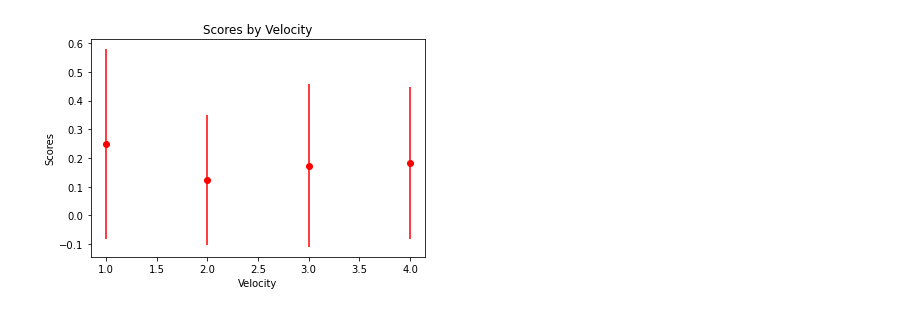
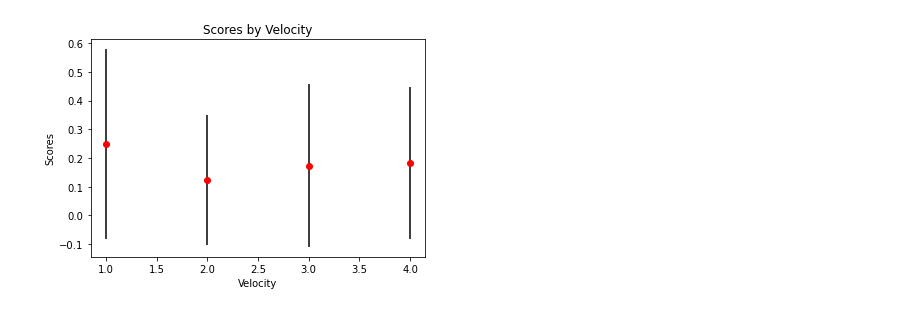
Before and after one commit to AdityaJsr/Bl_week3, a Jupyter notebook: matplotbar/errorBars.ipynb, the cells around one changed output. Cells and saved outputs as stored; diff of their text form; code cells hidden in the pictures.

```diff
--- a/matplotbar/errorBars.ipynb
+++ b/matplotbar/errorBars.ipynb
@@ -10,25 +10,25 @@
 
 """
 
 
 import numpy as np
 import matplotlib.pyplot as plt
 import matplotlib.patches as mpatches
 
 index = (1,2,3,4)
 mean_velo = (0.2474, 0.1235, 0.1737, 0.1824)
 std_dev= (0.3314, 0.2278, 0.2836, 0.2645)
 
 width = 0.1       # the width of the bars
-plt.errorbar(index, mean_velo, color='r', yerr=std_dev, fmt = 'o')
+plt.errorbar(index, mean_velo, color='r', yerr=std_dev, fmt = 'o', ecolor = 'k')
 
 # add some text for labels, title and axes ticks
 plt.ylabel('Scores')
 plt.xlabel('Velocity')
 plt.title('Scores by Velocity')
 
 
 
 plt.show()
 # %% [output]
-[figure, old version]
+[figure, new version]
```
